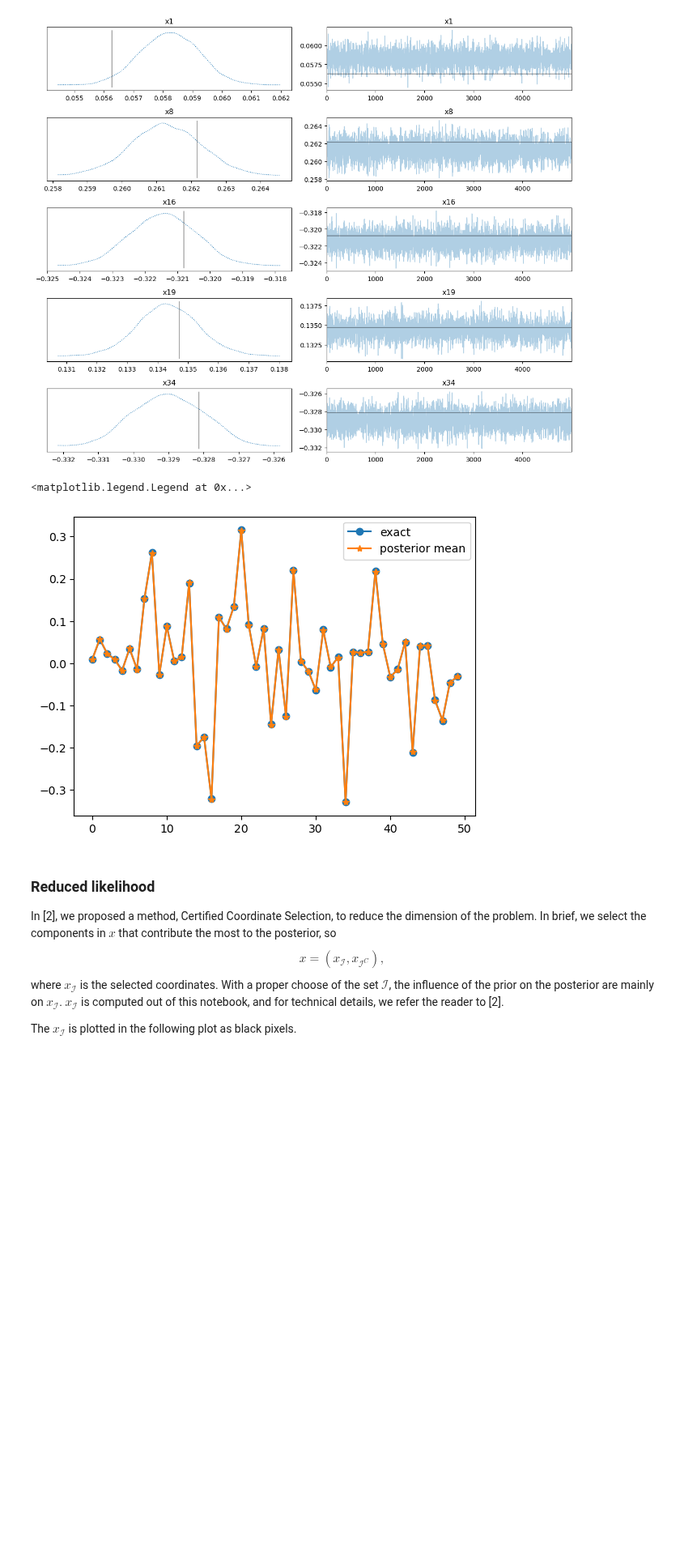
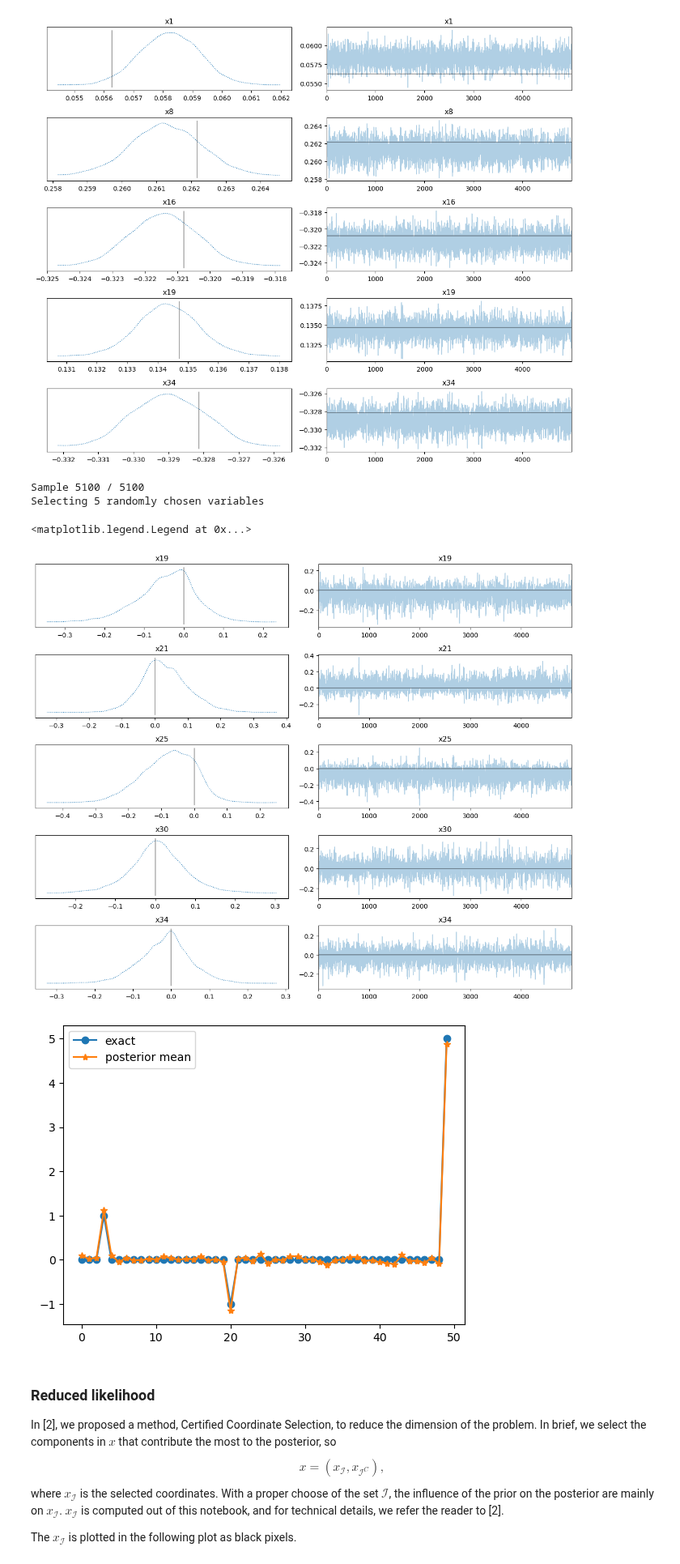
Before and after one commit to CUQI-DTU/CUQIpy-User-Showcase, a Jupyter notebook: 006_super_resolution/STORM.ipynb, the cells around one changed output. Shown at 81% size. Saved outputs shown, nothing was run; the diff lists cells and outputs as text; code cells hidden in the pictures; blank space fills up the shorter version.

Commit message:
add a manual sparse signal and larger noise

```diff
--- a/006_super_resolution/STORM.ipynb
+++ b/006_super_resolution/STORM.ipynb
@@ -270,13 +274,44 @@ array([[<Axes: title={'center': 'x1'}>, <Axes: title={'center': 'x1'}>],
        [<Axes: title={'center': 'x34'}>, <Axes: title={'center': 'x34'}>]],
       dtype=object)
 [figure]
-# %%
-plt.plot(x_exact, '-o', label='exact')
-plt.plot(simple_nuts_samples.mean(), '-*', label='posterior mean')
-plt.legend()
-# %% [output]
-<matplotlib.legend.Legend at 0x...>
-[figure, removed]
+# %%
+# manual signal
+np.random.seed(0)
+simple_dim = 50
+x = LaplaceSmoothed(location = np.zeros(simple_dim), scale=1e-1, beta=1e-5)
+# x = cuqi.distribution.Gaussian(np.array([0, 0]), 1)
+
+x_exact = np.zeros(simple_dim)
+x_exact[3] = 1
+x_exact[20] = -1
+x_exact[-1] = 5
+# x_exact = x.sample().to_numpy()
+# x_exact = np.array([-1.5, 0.5])
+
+noise_std = 0.1
+y_data = x_exact + np.random.randn(simple_dim)*noise_std
+
+A_simple_matrix = np.eye(simple_dim)
+A_simple = cuqi.model.LinearModel(A_simple_matrix)
+y = Gaussian(A_simple@x, cov= noise_std**2)
+
+x_y = JointDistribution(x, y)
+p = x_y(y=y_data)
+simple_nuts = cuqi.sampler.NUTS(p)
+# simple_nuts = cuqi.sampler.MALA(p, scale=0.01)
+simple_nuts_samples = simple_nuts.sample(5000, 100)
+simple_nuts_samples.plot_trace(exact=x_exact)
+
+plt.figure()
+plt.plot(x_exact, '-o', label='exact')
+plt.plot(simple_nuts_samples.mean(), '-*', label='posterior mean')
+plt.legend()
+# %% [output]
+Sample 5100 / 5100
+Selecting 5 randomly chosen variables
+<matplotlib.legend.Legend at 0x...>
+[figure, added]
+[figure, added]
 # %% [markdown]
 ### Reduced likelihood
 
```
Also changed, not shown: parts of 1 cell of this notebook.
